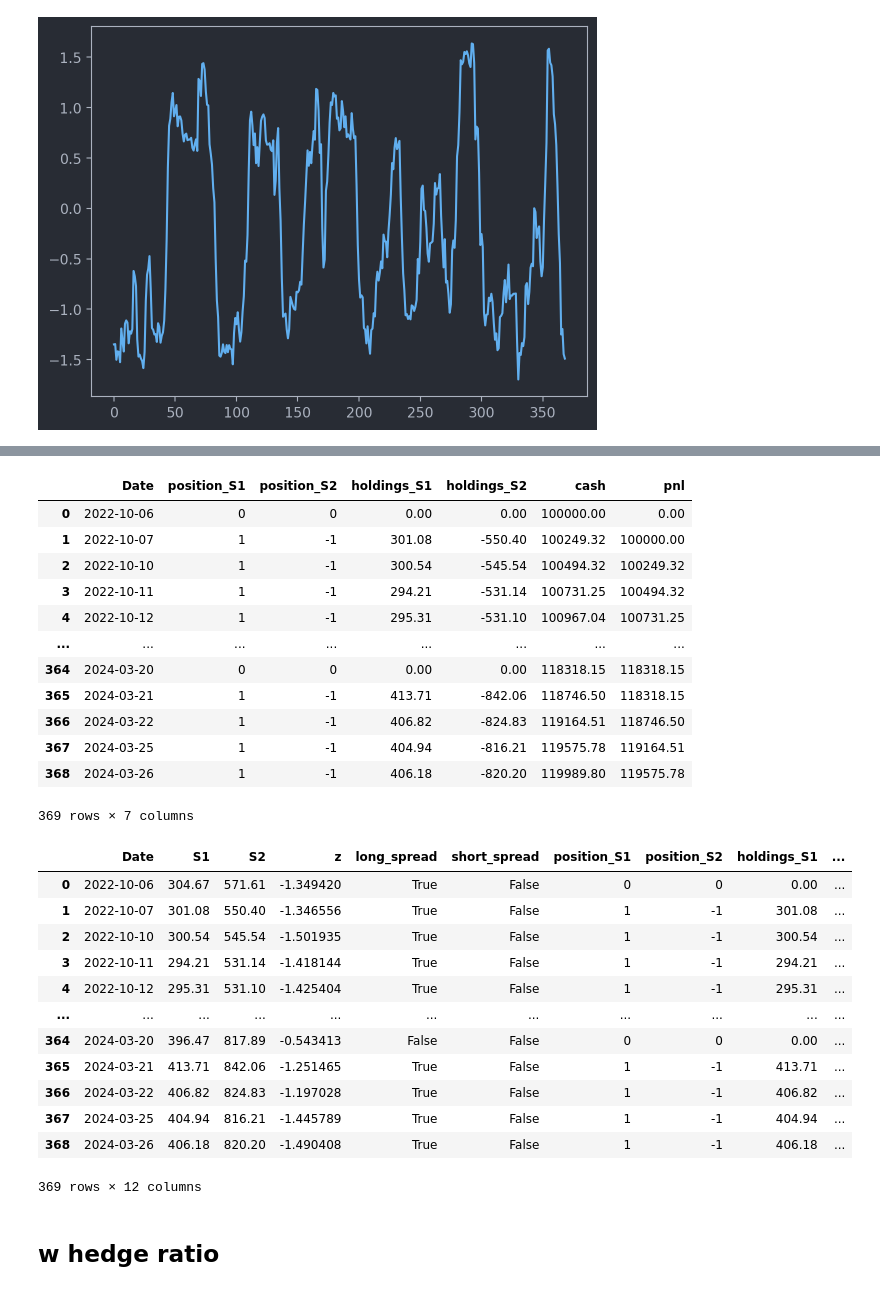
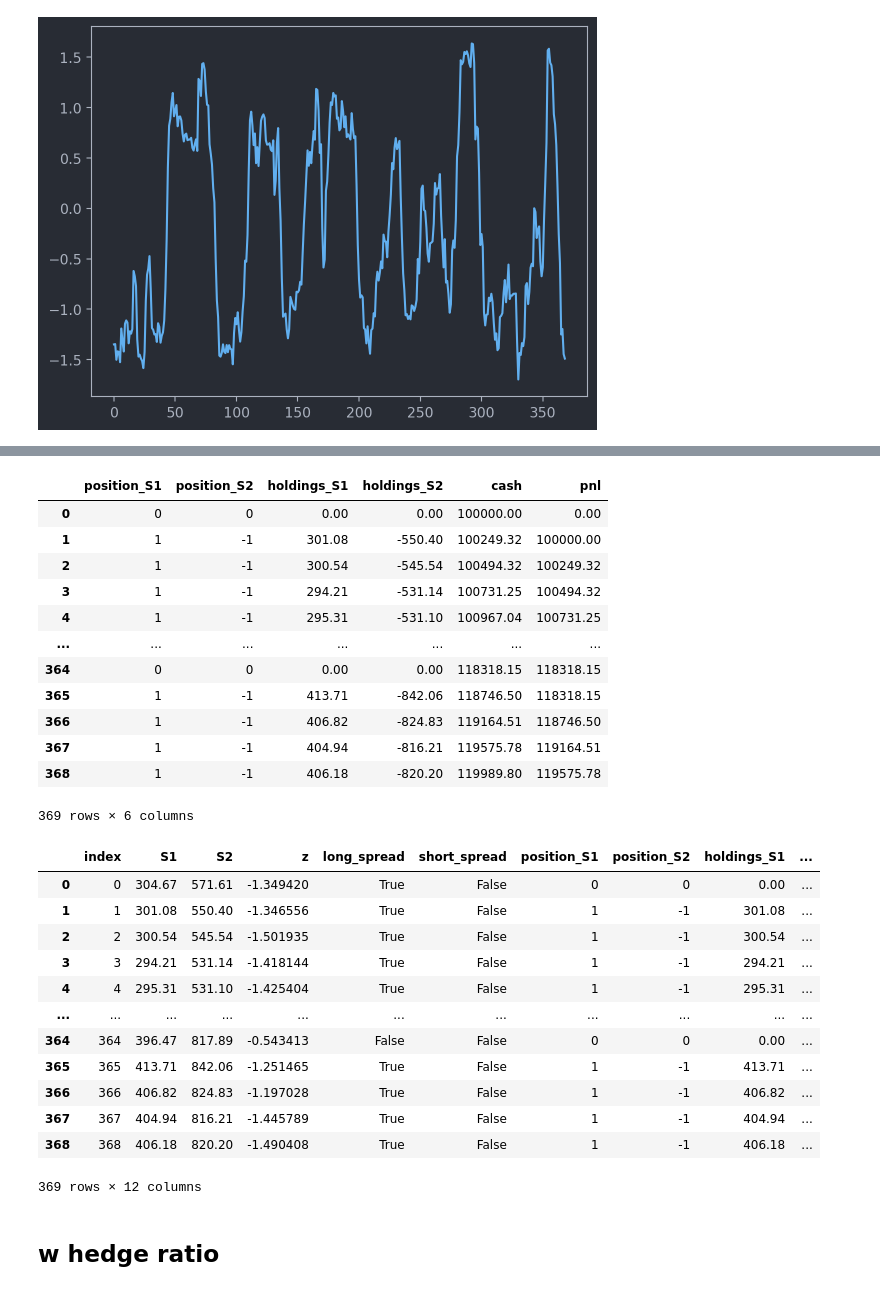
Before and after one commit to DarienNouri/Trading-Strategy-Project, a Jupyter notebook: strategies/backtesting/scratch/backtest_dev_03.ipynb, the cells around one changed output, grey strips where cells are left out. Saved outputs shown, nothing was run; the diff lists cells and outputs as text; code cells hidden in the pictures.

```diff
--- a/strategies/backtesting/scratch/backtest_dev_03.ipynb
+++ b/strategies/backtesting/scratch/backtest_dev_03.ipynb
@@ -701,7 +673,7 @@ with open('config.pkl', 'rb') as f:
 data_backtest = pd.DataFrame()
 # config.X_test = config.X_test.reset_index()
 data_backtest.index = config.X_test.index
-# data_backtest['Date'] = config.X_test.index
+data_backtest['Date'] = config.X_test.index
 data_backtest['S1'] = config.X_test['Adj Close_S1']
 data_backtest['S2'] = config.X_test['Adj Close_S2']
 data_backtest['z'] = config.y_pred
@@ -980,59 +943,59 @@ data_backtest['holdings_S1'] = 0
 data_backtest['holdings_S2'] = 0
 data_backtest['cash'] = initial_capital
 data_backtest['pnl'] = 0
 
 # Iterate over each day to calculate positions, holdings in cash, and PnL
 for i in range(1, len(data_backtest)):
     if data_backtest.iloc[i]['long_spread']:
         data_backtest.at[i, 'position_S1'] = 1  # Buy S1
         data_backtest.at[i, 'position_S2'] = -1  # Short S2
     elif data_backtest.iloc[i]['short_spread']:
         data_backtest.at[i, 'position_S1'] = -1  # Short S1
         data_backtest.at[i, 'position_S2'] = 1  # Buy S2
 
     # Update holdings in cash for S1 and S2
     data_backtest.at[i, 'holdings_S1'] = data_backtest.iloc[i]['position_S1'] * data_backtest.iloc[i]['S1']
     data_backtest.at[i, 'holdings_S2'] = data_backtest.iloc[i]['position_S2'] * data_backtest.iloc[i]['S2']
 
     # Calculate cash balance after trades
     data_backtest.at[i, 'cash'] = data_backtest.iloc[i - 1]['cash'] \
         - data_backtest.iloc[i]['holdings_S1'] \
         - data_backtest.iloc[i]['holdings_S2']
 
     # Calculate the PnL (cash + holdings)
     data_backtest.at[i, 'pnl'] = data_backtest.iloc[i]['cash'] \
         + data_backtest.iloc[i]['holdings_S1'] \
         + data_backtest.iloc[i]['holdings_S2']
 
 # Display the results
-display(data_backtest[['Date', 'position_S1', 'position_S2', 'holdings_S1', 'holdings_S2', 'cash', 'pnl']])
+display(data_backtest[[ 'position_S1', 'position_S2', 'holdings_S1', 'holdings_S2', 'cash', 'pnl']])
 data_backtest
 # %% [output]
-|  | Date | position_S1 | position_S2 | holdings_S1 | holdings_S2 | cash | pnl |
-| 0 | 2022-10-06 | 0 | 0 | 0.00 | 0.00 | 100000.00 | 0.00 |
-| 1 | 2022-10-07 | 1 | -1 | 301.08 | -550.40 | 100249.32 | 100000.00 |
-| 2 | 2022-10-10 | 1 | -1 | 300.54 | -545.54 | 100494.32 | 100249.32 |
-| 3 | 2022-10-11 | 1 | -1 | 294.21 | -531.14 | 100731.25 | 100494.32 |
-| 4 | 2022-10-12 | 1 | -1 | 295.31 | -531.10 | 100967.04 | 100731.25 |
-| ... | ... | ... | ... | ... | ... | ... | ... |
-| 364 | 2024-03-20 | 0 | 0 | 0.00 | 0.00 | 118318.15 | 118318.15 |
-| 365 | 2024-03-21 | 1 | -1 | 413.71 | -842.06 | 118746.50 | 118318.15 |
-| 366 | 2024-03-22 | 1 | -1 | 406.82 | -824.83 | 119164.51 | 118746.50 |
-| 367 | 2024-03-25 | 1 | -1 | 404.94 | -816.21 | 119575.78 | 119164.51 |
-| 368 | 2024-03-26 | 1 | -1 | 406.18 | -820.20 | 119989.80 | 119575.78 |
+|  | position_S1 | position_S2 | holdings_S1 | holdings_S2 | cash | pnl |
+| 0 | 0 | 0 | 0.00 | 0.00 | 100000.00 | 0.00 |
+| 1 | 1 | -1 | 301.08 | -550.40 | 100249.32 | 100000.00 |
+| 2 | 1 | -1 | 300.54 | -545.54 | 100494.32 | 100249.32 |
+| 3 | 1 | -1 | 294.21 | -531.14 | 100731.25 | 100494.32 |
+| 4 | 1 | -1 | 295.31 | -531.10 | 100967.04 | 100731.25 |
+| ... | ... | ... | ... | ... | ... | ... |
+| 364 | 0 | 0 | 0.00 | 0.00 | 118318.15 | 118318.15 |
+| 365 | 1 | -1 | 413.71 | -842.06 | 118746.50 | 118318.15 |
+| 366 | 1 | -1 | 406.82 | -824.83 | 119164.51 | 118746.50 |
+| 367 | 1 | -1 | 404.94 | -816.21 | 119575.78 | 119164.51 |
+| 368 | 1 | -1 | 406.18 | -820.20 | 119989.80 | 119575.78 |
-369 rows × 7 columns
+369 rows × 6 columns
-|  | Date | S1 | S2 | z | long_spread | short_spread | position_S1 | position_S2 | holdings_S1 | ... |
-| 0 | 2022-10-06 | 304.67 | 571.61 | -1.349420 | True | False | 0 | 0 | 0.00 | ... |
-| 1 | 2022-10-07 | 301.08 | 550.40 | -1.346556 | True | False | 1 | -1 | 301.08 | ... |
-| 2 | 2022-10-10 | 300.54 | 545.54 | -1.501935 | True | False | 1 | -1 | 300.54 | ... |
-| 3 | 2022-10-11 | 294.21 | 531.14 | -1.418144 | True | False | 1 | -1 | 294.21 | ... |
-| 4 | 2022-10-12 | 295.31 | 531.10 | -1.425404 | True | False | 1 | -1 | 295.31 | ... |
+|  | index | S1 | S2 | z | long_spread | short_spread | position_S1 | position_S2 | holdings_S1 | ... |
+| 0 | 0 | 304.67 | 571.61 | -1.349420 | True | False | 0 | 0 | 0.00 | ... |
+| 1 | 1 | 301.08 | 550.40 | -1.346556 | True | False | 1 | -1 | 301.08 | ... |
+| 2 | 2 | 300.54 | 545.54 | -1.501935 | True | False | 1 | -1 | 300.54 | ... |
+| 3 | 3 | 294.21 | 531.14 | -1.418144 | True | False | 1 | -1 | 294.21 | ... |
+| 4 | 4 | 295.31 | 531.10 | -1.425404 | True | False | 1 | -1 | 295.31 | ... |
 | ... | ... | ... | ... | ... | ... | ... | ... | ... | ... | ... |
-| 364 | 2024-03-20 | 396.47 | 817.89 | -0.543413 | False | False | 0 | 0 | 0.00 | ... |
-| 365 | 2024-03-21 | 413.71 | 842.06 | -1.251465 | True | False | 1 | -1 | 413.71 | ... |
-| 366 | 2024-03-22 | 406.82 | 824.83 | -1.197028 | True | False | 1 | -1 | 406.82 | ... |
-| 367 | 2024-03-25 | 404.94 | 816.21 | -1.445789 | True | False | 1 | -1 | 404.94 | ... |
-| 368 | 2024-03-26 | 406.18 | 820.20 | -1.490408 | True | False | 1 | -1 | 406.18 | ... |
+| 364 | 364 | 396.47 | 817.89 | -0.543413 | False | False | 0 | 0 | 0.00 | ... |
+| 365 | 365 | 413.71 | 842.06 | -1.251465 | True | False | 1 | -1 | 413.71 | ... |
+| 366 | 366 | 406.82 | 824.83 | -1.197028 | True | False | 1 | -1 | 406.82 | ... |
+| 367 | 367 | 404.94 | 816.21 | -1.445789 | True | False | 1 | -1 | 404.94 | ... |
+| 368 | 368 | 406.18 | 820.20 | -1.490408 | True | False | 1 | -1 | 406.18 | ... |
 369 rows × 12 columns
 # %% [markdown]
 ## w hedge ratio
```
Also changed, not shown: parts of 9 cells of this notebook.
